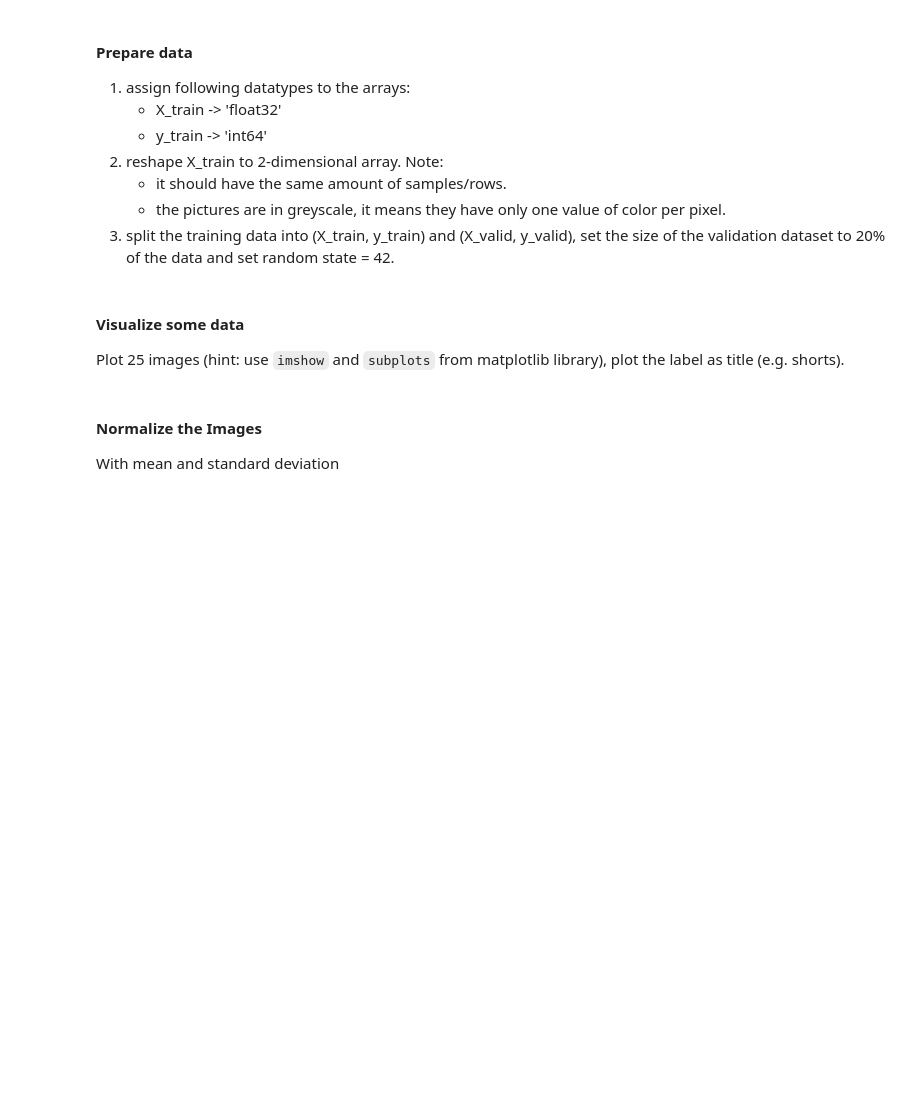
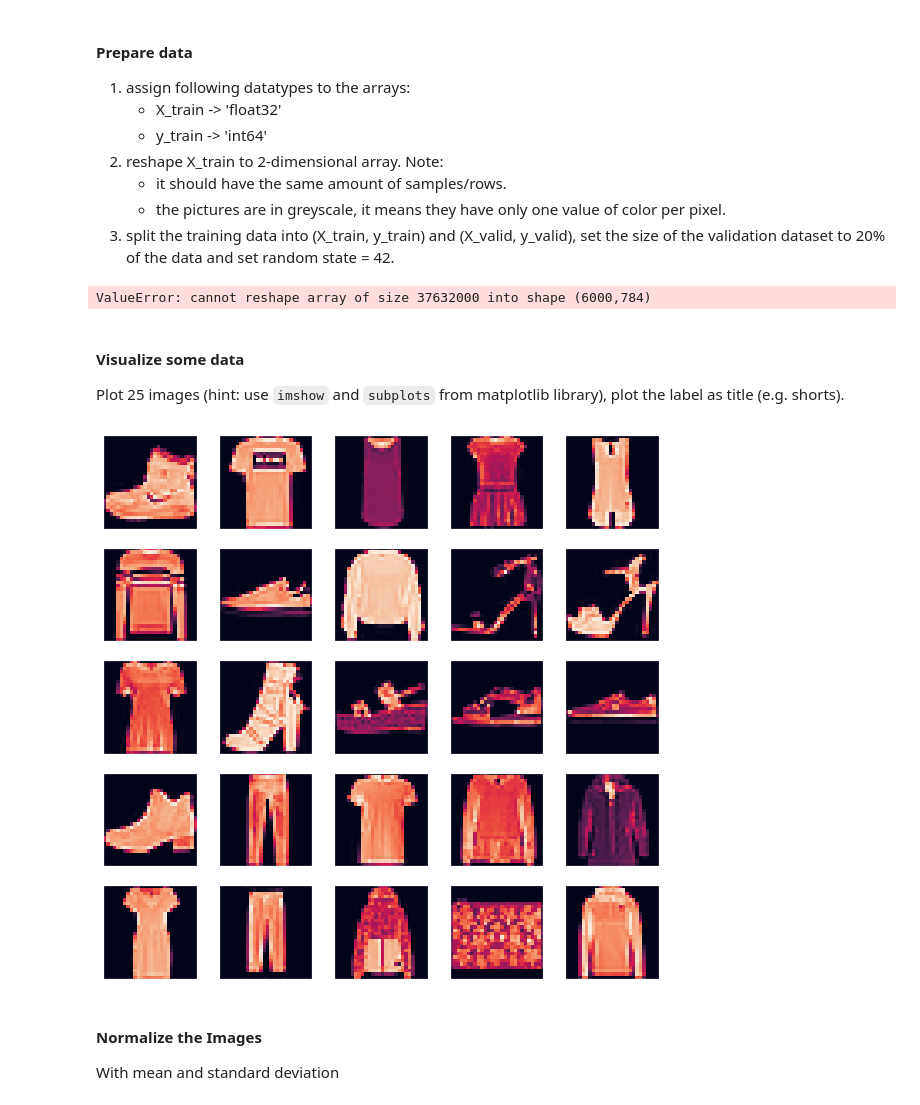
Before and after one commit to schazadm/mldm_hs22, a Jupyter notebook: labs/L04_Polynomial_and_Logistic_Regression_LAB_ASSIGNMENT.ipynb, the cells around one changed output. Cells and saved outputs as stored; diff of their text form; code cells hidden in the pictures; blank space fills up the shorter version.

```diff
--- a/labs/L04_Polynomial_and_Logistic_Regression_LAB_ASSIGNMENT.ipynb
+++ b/labs/L04_Polynomial_and_Logistic_Regression_LAB_ASSIGNMENT.ipynb
@@ -235,12 +225,12 @@ Note:
    - the pictures are in greyscale, it means they have only one value of color per pixel.
 3. split the training data into (X_train, y_train) and (X_valid, y_valid), set the size of the validation dataset to 20% of the data and set random state = 42.
 # %%
-X_train = X_train.astype('float32')
+X_train = X_train.astype('float32').reshape((6000, 28*28))
 y_train = y_train.astype('int64')
+# %% [output]
+ValueError: cannot reshape array of size 37632000 into shape (6000,784)
-# %%
-X_train = X_train.reshape(-1, 2)
 # %%
-X_train, X_valid, y_train, y_valid = train_test_split(x, y, random_state=RANDOM_SEED, train_size=80, test_size=20)
+X_train, X_valid, y_train, y_valid = train_test_split(X_train, y_train, random_state=42, test_size=.2)
 # %% [markdown]
 #### Visualize some data
 Plot 25 images (hint: use ``imshow`` and ``subplots`` from matplotlib library), plot the label as title (e.g. shorts).
@@ -250,3 +237,14 @@ plt.figure(figsize=(10,10))
+# %%
+plt.figure(figsize=(10, 10))
+for i in range(25):
+    plt.subplot(5, 5, i+1)
+    plt.xticks([])
+    plt.yticks([])
+    plt.grid(False)
+    plt.imshow(X_train[i].reshape(28, 28))
+    plt.show
+# %% [output]
+[figure, added]
 # %% [markdown]
 #### Normalize the Images
 With mean and standard deviation
```
Also changed, not shown: parts of 13 cells of this notebook.
